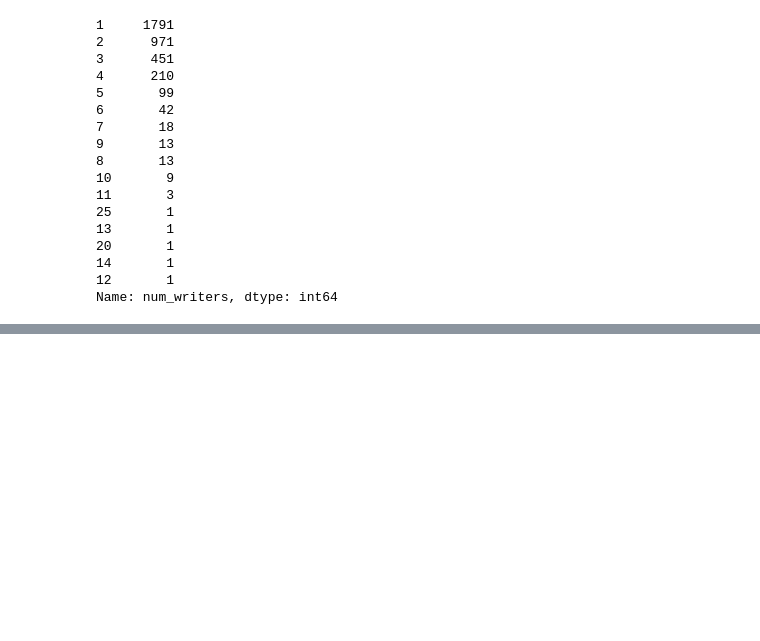
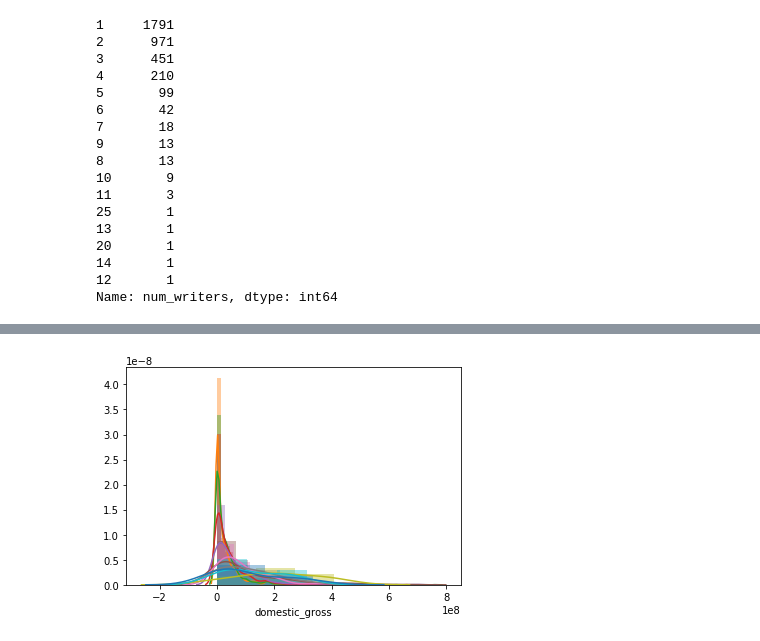
Before and after one commit to anbillinger/dsc-mod-1-project-v2-1-onl01-dtsc-ft-041320, a Jupyter notebook: Writers and Directors.ipynb, the cells around one changed output, grey strips where cells are left out. Cells and saved outputs as stored; diff of their text form; code cells hidden in the pictures; blank space fills up the shorter version.

```diff
--- a/Writers and Directors.ipynb
+++ b/Writers and Directors.ipynb
@@ -196,0 +132,6 @@ sns.barplot(x = ww_gross.index,y = ww_gross['worldwide_gross'])
+# %%
+for i in list(range(11)):
+    qstr = 'num_writers == '+str(i)
+    sns.distplot(df.query(qstr)['domestic_gross'],label=i)
+# %% [output]
+[figure, added]
```
Also changed, not shown: parts of 17 cells of this notebook, 6 other files.
